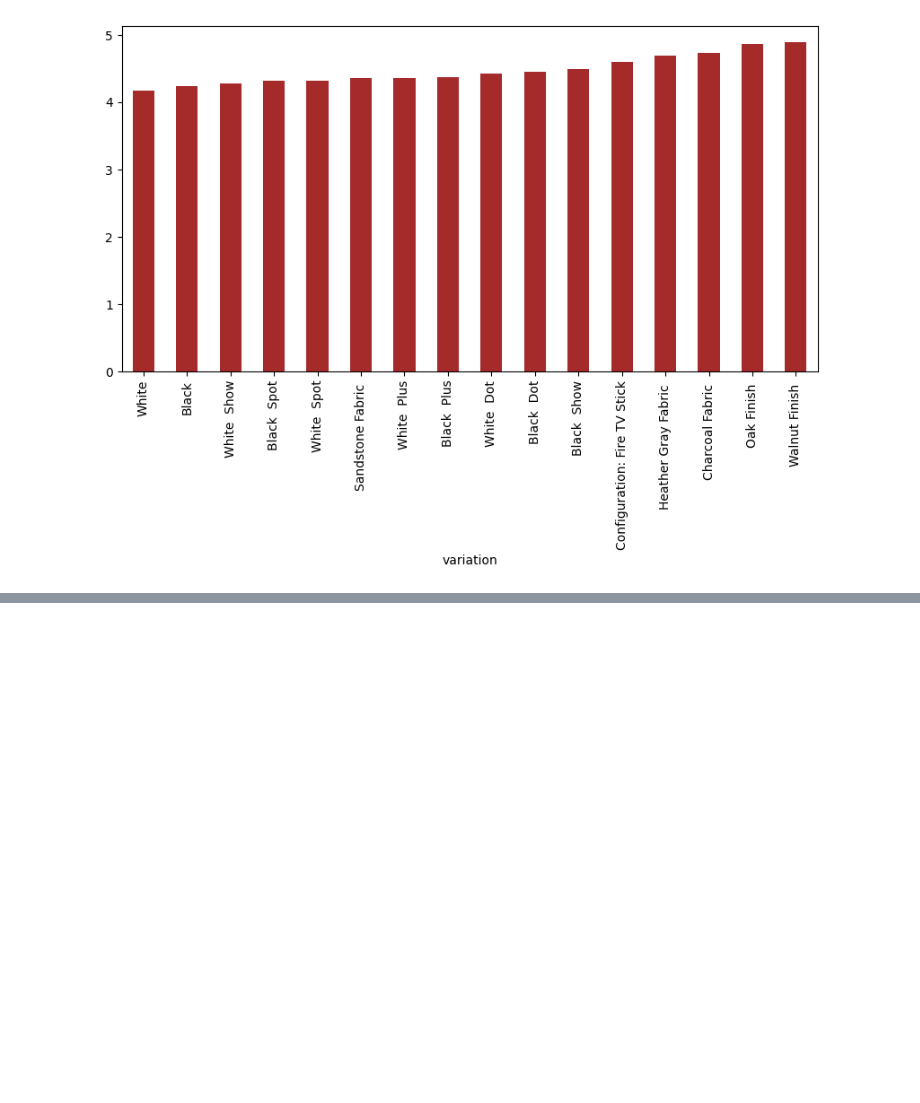
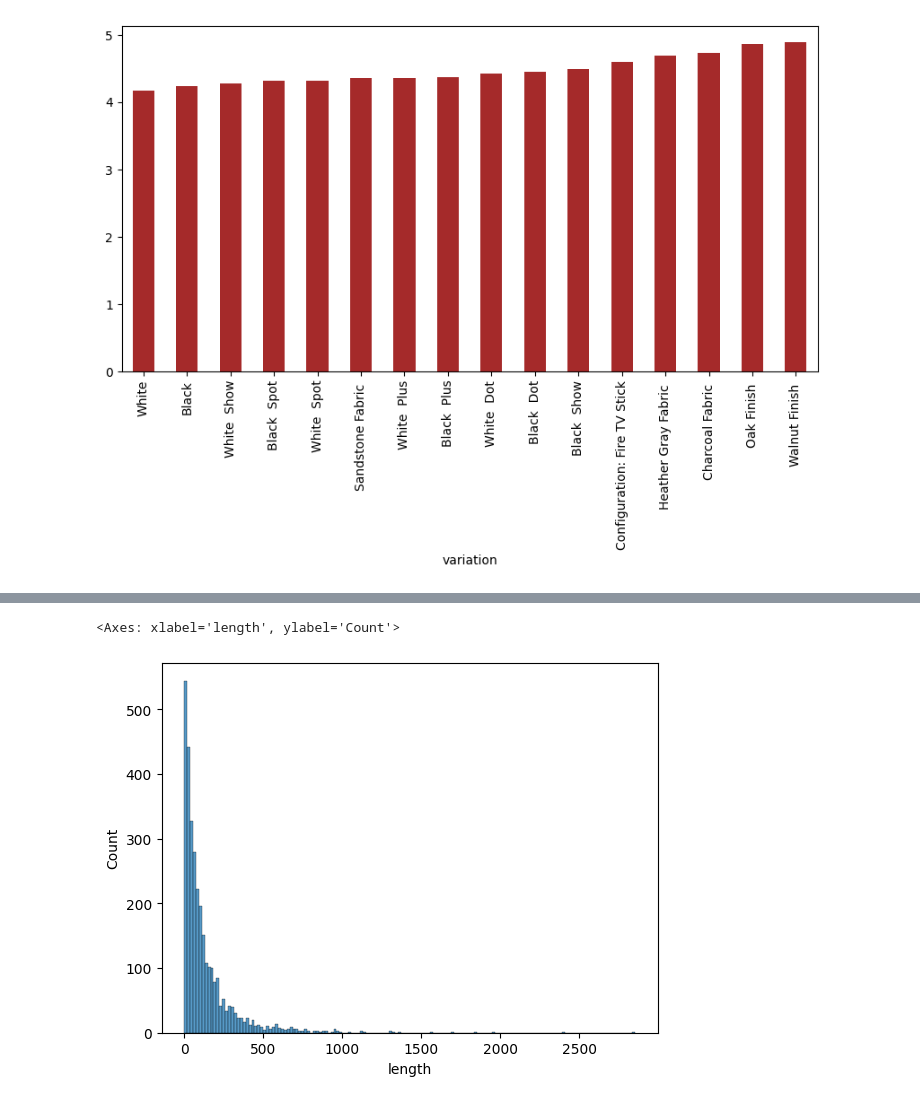
Before and after one commit to itzuditsharma/Sentiment-Analysis-Alexa, a Jupyter notebook: exploration.ipynb, the cells around one changed output, grey strips where cells are left out. Cells and saved outputs as stored; diff of their text form; code cells hidden in the pictures; blank space fills up the shorter version.

```diff
--- a/exploration.ipynb
+++ b/exploration.ipynb
@@ -314,0 +334,5 @@ data.groupby('variation')['rating'].mean().sort_values().plot(kind = 'bar', colo
+# %%
+sns.histplot(data['length'])
+# %% [output]
+<Axes: xlabel='length', ylabel='Count'>
+[figure, added]
```
Also changed, not shown: parts of 20 cells of this notebook.
